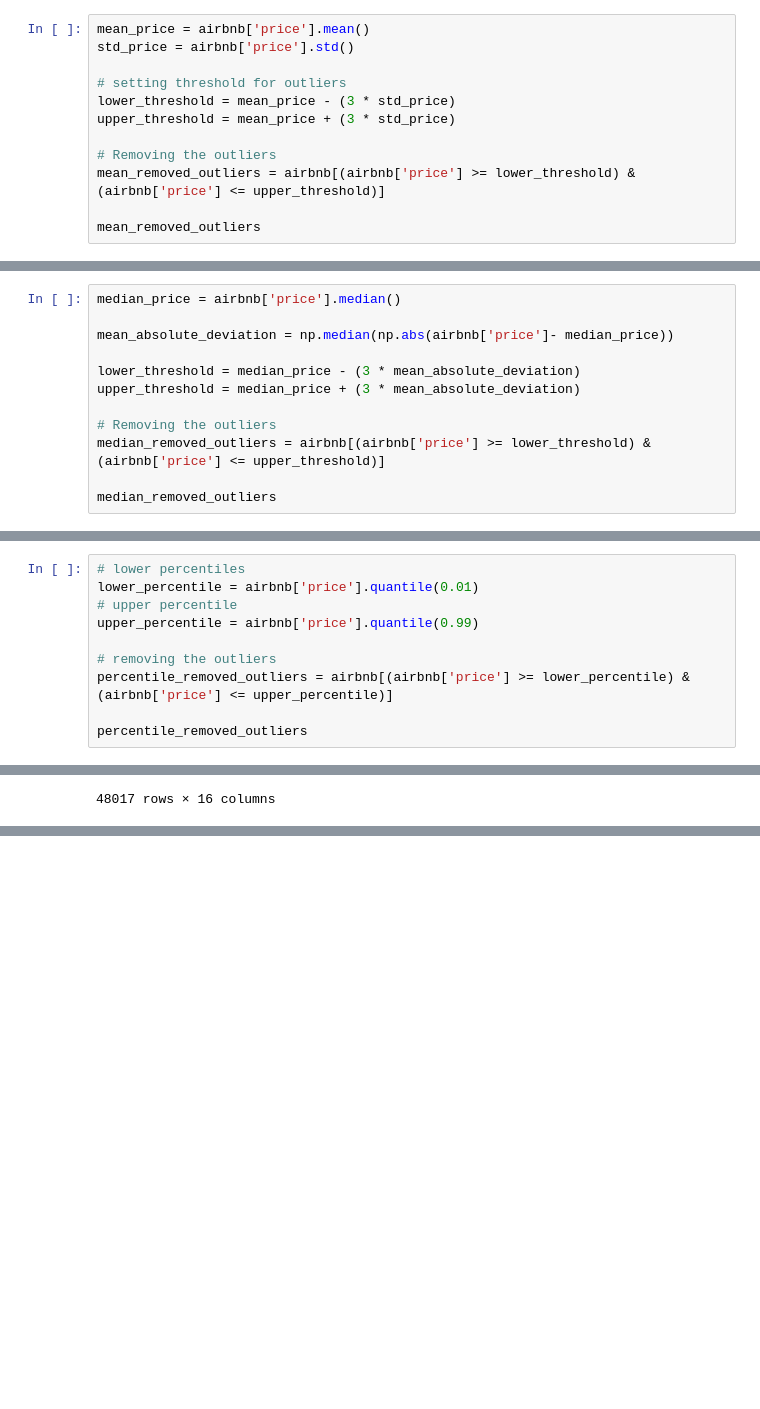
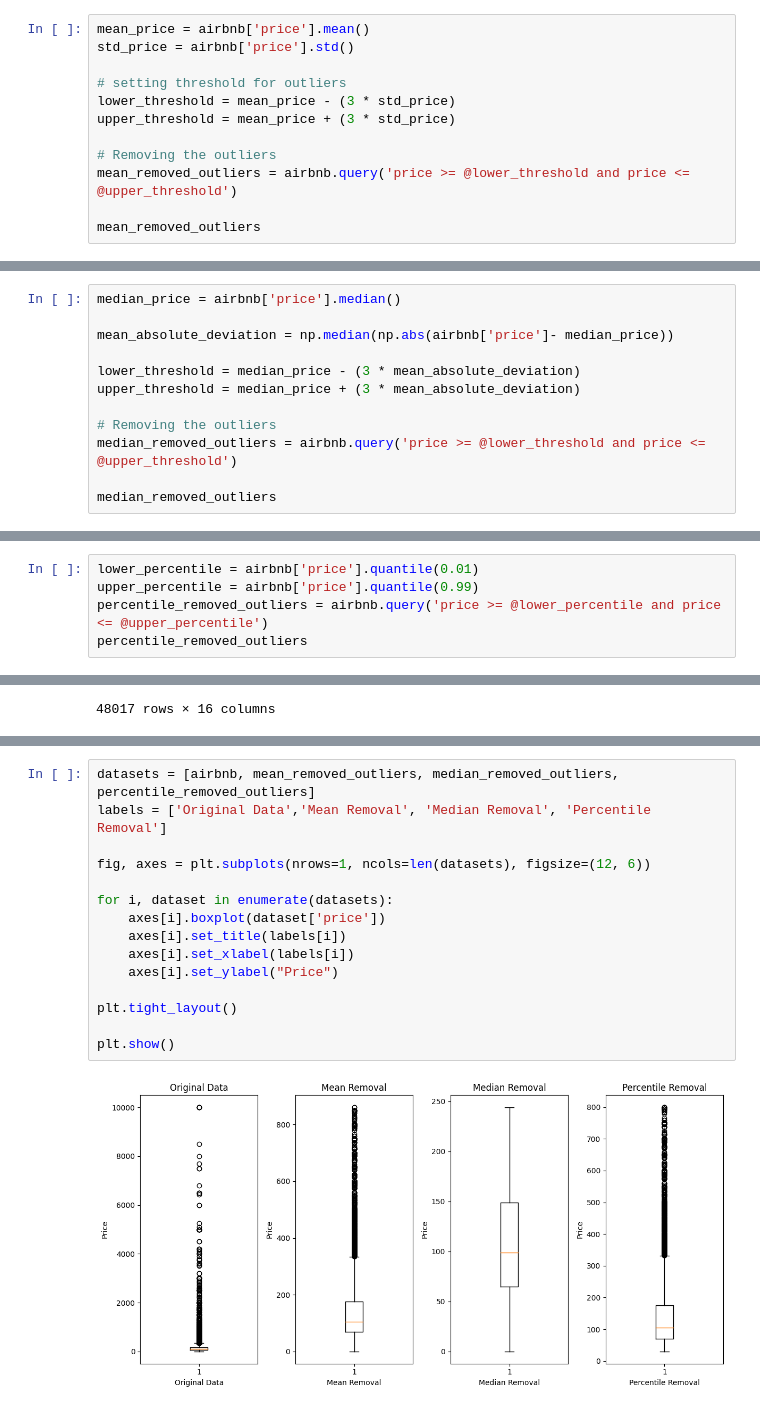
Before and after one commit to aaiml/CSCN8000-lab-submissions, a Jupyter notebook: students-submissions/8894805/lab2.ipynb, the cells around one changed output, grey strips where cells are left out. Drawn from its saved outputs; the diff is of its cells as text; blank space fills up the shorter version.

```diff
--- a/students-submissions/8894805/lab2.ipynb
+++ b/students-submissions/8894805/lab2.ipynb
@@ -289,7 +277,7 @@ lower_threshold = mean_price - (3 * std_price)
 upper_threshold = mean_price + (3 * std_price)
 
 # Removing the outliers
-mean_removed_outliers = airbnb[(airbnb['price'] >= lower_threshold) & (airbnb['price'] <= upper_threshold)]
+mean_removed_outliers = airbnb.query('price >= @lower_threshold and price <= @upper_threshold')
 
 mean_removed_outliers
 # %% [output]
@@ -315,7 +303,7 @@ lower_threshold = median_price - (3 * mean_absolute_deviation)
 upper_threshold = median_price + (3 * mean_absolute_deviation)
 
 # Removing the outliers
-median_removed_outliers = airbnb[(airbnb['price'] >= lower_threshold) & (airbnb['price'] <= upper_threshold)]
+median_removed_outliers = airbnb.query('price >= @lower_threshold and price <= @upper_threshold')
 
 median_removed_outliers
 # %% [output]
@@ -333,14 +321,9 @@ median_removed_outliers
 | 48894 | 36487245 | Trendy duplex in the very heart o... | 68119814 | Christophe | Manhattan | Hell's Kitchen | 40.76404 | -73.98933 | ... |
 42410 rows × 16 columns
 # %%
-# lower percentiles
 lower_percentile = airbnb['price'].quantile(0.01)
-# upper percentile
 upper_percentile = airbnb['price'].quantile(0.99)
-
-# removing the outliers
-percentile_removed_outliers = airbnb[(airbnb['price'] >= lower_percentile) & (airbnb['price'] <= upper_percentile)]
-
+percentile_removed_outliers = airbnb.query('price >= @lower_percentile and price <= @upper_percentile')
 percentile_removed_outliers
 # %% [output]
 |  | id | name | host_id | host_name | neighbourhood_group | neighbourhood | latitude | longitude | ... |
@@ -378,0 +342,17 @@ Name: price, dtype: float64
+# %%
+datasets = [airbnb, mean_removed_outliers, median_removed_outliers, percentile_removed_outliers]
+labels = ['Original Data','Mean Removal', 'Median Removal', 'Percentile Removal']
+
+fig, axes = plt.subplots(nrows=1, ncols=len(datasets), figsize=(12, 6))
+
+for i, dataset in enumerate(datasets):
+    axes[i].boxplot(dataset['price'])
+    axes[i].set_title(labels[i])
+    axes[i].set_xlabel(labels[i])
+    axes[i].set_ylabel("Price")
+
+plt.tight_layout()
+
+plt.show()
+# %% [output]
+[figure, added]
```
Also changed, not shown: parts of 11 cells of this notebook, 1 other file.
